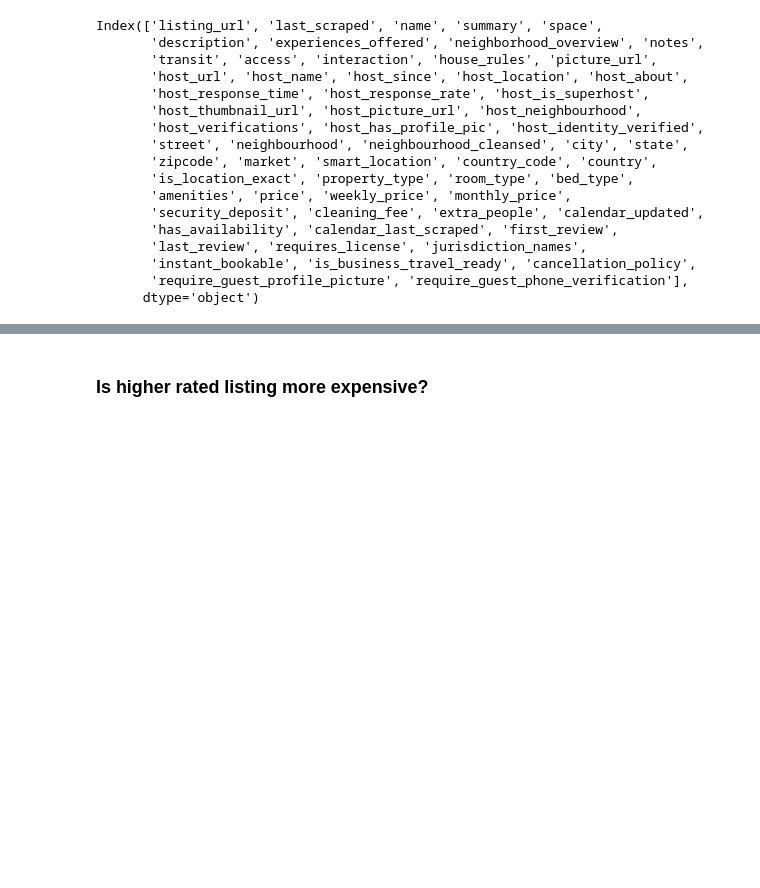
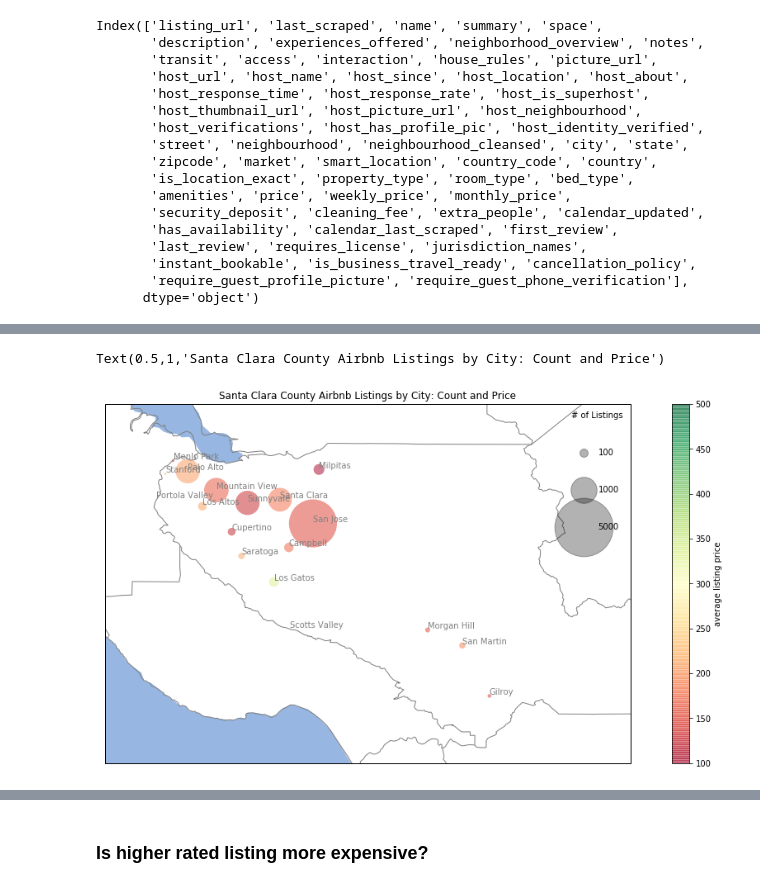
Before and after one commit to caroger/airbnb, a Jupyter notebook: listing.ipynb, the cells around one changed output, grey strips where cells are left out. Saved outputs shown, nothing was run; the diff lists cells and outputs as text; code cells hidden in the pictures; blank space fills up the shorter version.

```diff
--- a/listing.ipynb
+++ b/listing.ipynb
@@ -155,0 +273,3 @@ df['price'] = df['price'].replace('[^.0-9]', '', regex=True).astype(float)
+# %%
+for i,j,k in zip(lat,lon,cities):
+    print(i,j,k)
@@ -156 +295,60 @@ df['price'] = df['price'].replace('[^.0-9]', '', regex=True).astype(float)
+# %%
+import numpy as np
+
+#Extract the data we're interested in
+lat = df.groupby('new_city').mean()['latitude']
+lon = df.groupby('new_city').mean()['longitude']
+avg_price = df.groupby('new_city').mean()['price']
+listing_count = df.groupby('new_city').count()['latitude']
+cities = lat.index.to_list()
+
+## draw a map with US county lines
+plt.figure(figsize=(18, 8))
+ax = plt.axes(projection=ccrs.PlateCarree())
+ax.add_feature(cfeature.OCEAN.with_scale("10m"))
+ax.add_feature(cfeature.LAKES.with_scale("10m"))
+ax.add_feature(COUNTIES, facecolor="None", edgecolor="gray")
+
+## zoom-in to the Santa Clara County
+BBox = [
+    df.longitude.min() - 0.1,
+    df.longitude.max() + 0.1,
+    df.latitude.min() - 0.1,
+    df.latitude.max() + 0.1,
+]
+ax.set_extent(BBox)
+
+
+# Scatter the points, using size and color but no label
+plt.scatter(lon, lat, label=None,
+            c=avg_price, cmap='RdYlGn',
+            s=listing_count, linewidth=0, alpha=0.5,
+           )
+plt.axis(aspect='equal')
+plt.xlabel('longitude')
+plt.ylabel('latitude')
+plt.colorbar(label='average listing price')
+plt.clim(100, 500)
+
+
+# Here we create a legend:
+# we'll plot empty lists with the desired size and label
+for count in [100, 1000, 5000]:
+    plt.scatter([], [], c='k', alpha=0.3, s=count,
+                label=str(count))
+plt.legend(scatterpoints=1, frameon=False,
+           labelspacing=3.5, title='# of Listings')
+
+# Add text anotation for all the cities
+style = dict(size=10, color='gray')
+
+for i,j,k in zip(lon,lat,cities):
+    ax.text(i,j,k, **style, va = 'bottom', ha = 'left')
+
+
+
+plt.title("Santa Clara County Airbnb Listings by City: Count and Price")
+# %% [output]
+Text(0.5,1,'Santa Clara County Airbnb Listings by City: Count and Price')
+[figure, added]
 # %%
```
Also changed, not shown: parts of 31 cells of this notebook, 1 other file.
